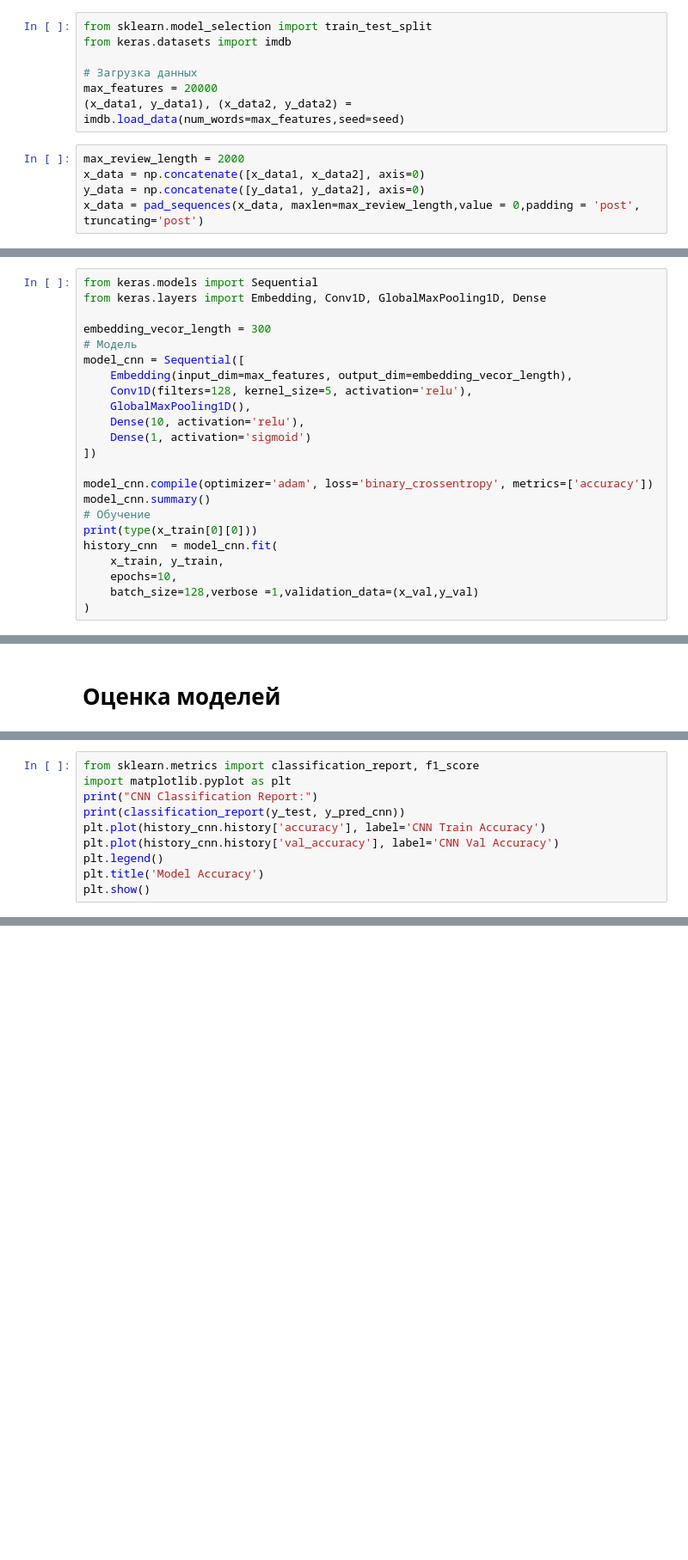
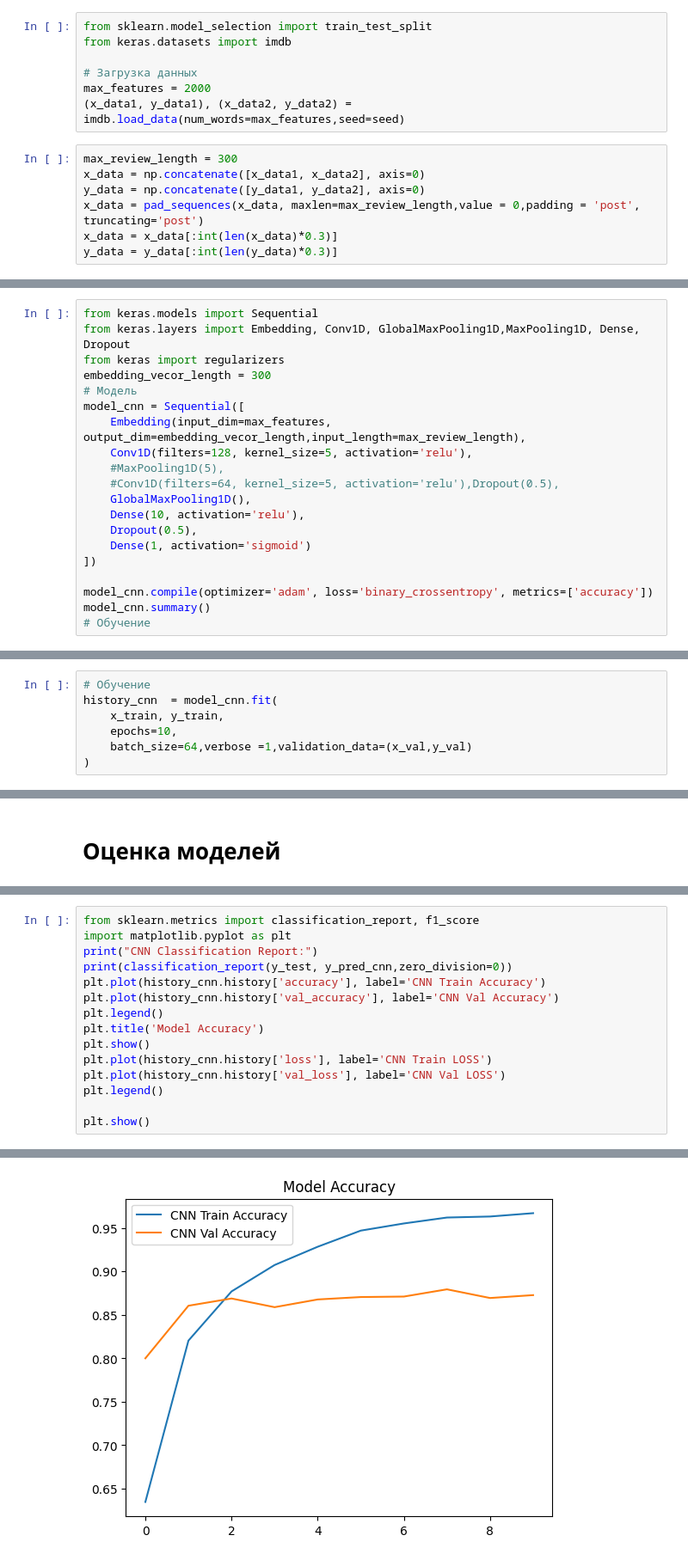
Before and after one commit to Al1Bi2/neural-networks-guap, a Jupyter notebook: lab5/lab5.ipynb, the cells around one changed output, grey strips where cells are left out. Shown at 86% size. Drawn from its saved outputs; the diff is of its cells as text; blank space fills up the shorter version.

```diff
--- a/lab5/lab5.ipynb
+++ b/lab5/lab5.ipynb
@@ -20,13 +21,15 @@ from sklearn.model_selection import train_test_split
 from keras.datasets import imdb
 
 # Загрузка данных
-max_features = 20000
+max_features = 2000
 (x_data1, y_data1), (x_data2, y_data2) = imdb.load_data(num_words=max_features,seed=seed)
 # %%
-max_review_length = 2000
+max_review_length = 300
 x_data = np.concatenate([x_data1, x_data2], axis=0)
 y_data = np.concatenate([y_data1, y_data2], axis=0)
 x_data = pad_sequences(x_data, maxlen=max_review_length,value = 0,padding = 'post', truncating='post')
+x_data = x_data[:int(len(x_data)*0.3)]
+y_data = y_data[:int(len(y_data)*0.3)]
 # %%
 
 x_train, x_temp, y_train, y_temp = train_test_split(x_data, y_data, test_size=0.15, random_state=42)
@@ -39,24 +42,21 @@ print(x_train.shape, x_val.shape, x_test.shape)
 # %%
 from keras.models import Sequential
-from keras.layers import Embedding, Conv1D, GlobalMaxPooling1D, Dense
-
+from keras.layers import Embedding, Conv1D, GlobalMaxPooling1D,MaxPooling1D, Dense, Dropout
+from keras import regularizers
 embedding_vecor_length = 300
 # Модель
 model_cnn = Sequential([
-    Embedding(input_dim=max_features, output_dim=embedding_vecor_length),
+    Embedding(input_dim=max_features, output_dim=embedding_vecor_length,input_length=max_review_length),
     Conv1D(filters=128, kernel_size=5, activation='relu'),
+    #MaxPooling1D(5),
+    #Conv1D(filters=64, kernel_size=5, activation='relu'),Dropout(0.5),
     GlobalMaxPooling1D(),
     Dense(10, activation='relu'),
+    Dropout(0.5),
     Dense(1, activation='sigmoid')
 ])
 
 model_cnn.compile(optimizer='adam', loss='binary_crossentropy', metrics=['accuracy'])
 model_cnn.summary()
 # Обучение
-print(type(x_train[0][0]))
-history_cnn  = model_cnn.fit(
-    x_train, y_train,
-    epochs=10,
-    batch_size=128,verbose =1,validation_data=(x_val,y_val)
-)
 # %% [output]
@@ -79,0 +80,7 @@ Epoch 1/10
+# %%
+# Обучение
+history_cnn  = model_cnn.fit(
+    x_train, y_train,
+    epochs=10,
+    batch_size=64,verbose =1,validation_data=(x_val,y_val)
+)
@@ -85,9 +115,15 @@ y_pred_cnn = (model_cnn.predict(x_test) > 0.5).astype(int)
 from sklearn.metrics import classification_report, f1_score
 import matplotlib.pyplot as plt
 print("CNN Classification Report:")
-print(classification_report(y_test, y_pred_cnn))
+print(classification_report(y_test, y_pred_cnn,zero_division=0))
 plt.plot(history_cnn.history['accuracy'], label='CNN Train Accuracy')
 plt.plot(history_cnn.history['val_accuracy'], label='CNN Val Accuracy')
 plt.legend()
 plt.title('Model Accuracy')
 plt.show()
+plt.plot(history_cnn.history['loss'], label='CNN Train LOSS')
+plt.plot(history_cnn.history['val_loss'], label='CNN Val LOSS')
+plt.legend()
+
+plt.show()
+# %% [output]
@@ -93,0 +139 @@ plt.show()
+[figure, added]
```
Also changed, not shown: parts of 6 cells of this notebook.
